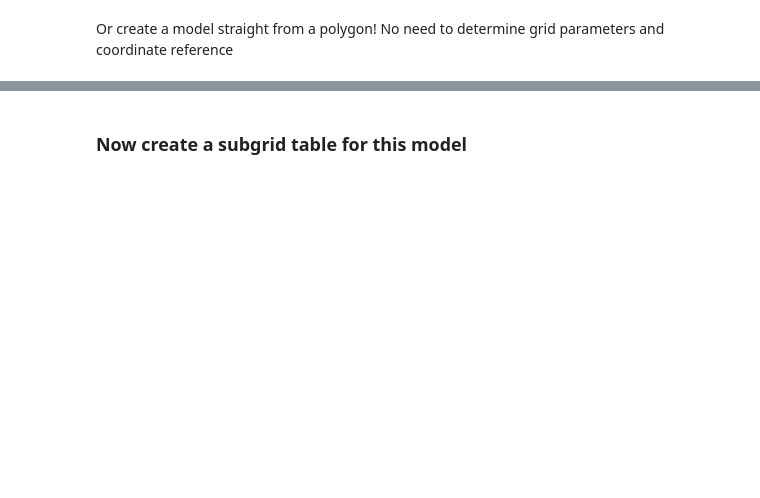
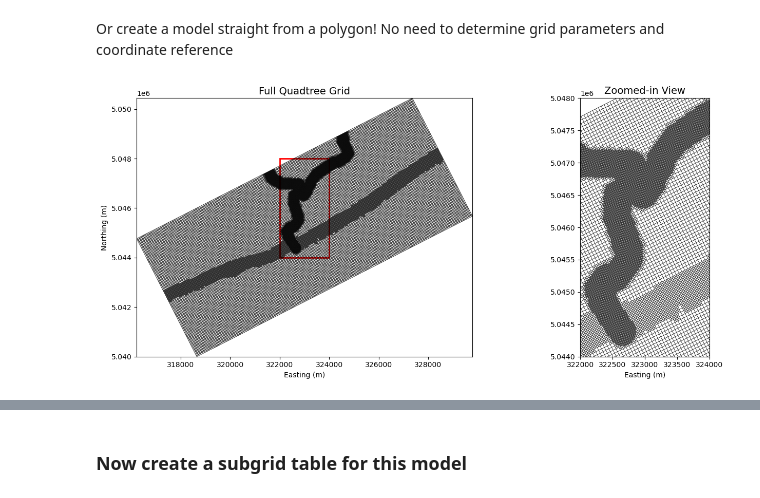
Before and after one commit to Deltares/hydromt_sfincs, a Jupyter notebook: examples/build_quadtree_from_script.ipynb, the cells around one changed output, grey strips where cells are left out. Cells and saved outputs as stored; diff of their text form; code cells hidden in the pictures; blank space fills up the shorter version.

```diff
--- a/examples/build_quadtree_from_script.ipynb
+++ b/examples/build_quadtree_from_script.ipynb
@@ -134,3 +176,49 @@ sf_qt.quadtree_grid.data["level"].ugrid.plot()
+# %%
+import matplotlib.pyplot as plt
+from matplotlib.patches import Rectangle
+
+# Create figure and axes
+fig, (ax1, ax2) = plt.subplots(1, 2, figsize=(15, 6))
+
+# Plot the quadtree grid lines on both subplots
+sf_qt.quadtree_grid.data["level"].ugrid.plot.line(ax=ax1, color="black", linewidth=0.5)
+sf_qt.quadtree_grid.data["level"].ugrid.plot.line(ax=ax2, color="black", linewidth=0.5)
+
+# Define zoomed-in extent
+zoom_xlim = [322000, 324000]
+zoom_ylim = [5044000, 5048000]
+
+# Apply zoom on second plot
+ax2.set_xlim(zoom_xlim)
+ax2.set_ylim(zoom_ylim)
+
+# Make both axes equal aspect
+ax1.set_aspect("equal")
+ax2.set_aspect("equal")
+
+# Add red rectangle to indicate zoom region on left plot
+rect = Rectangle(
+    (zoom_xlim[0], zoom_ylim[0]),
+    zoom_xlim[1] - zoom_xlim[0],
+    zoom_ylim[1] - zoom_ylim[0],
+    linewidth=2,
+    edgecolor="red",
+    facecolor="none",
+)
+ax1.add_patch(rect)
+
+# Add nice titles and labels
+ax1.set_title("Full Quadtree Grid", fontsize=14)
+ax2.set_title("Zoomed-in View", fontsize=14)
+ax1.set_xlabel("Easting (m)")
+ax1.set_ylabel("Northing (m)")
+ax2.set_xlabel("Easting (m)")
+
+# Clean layout and show
+plt.tight_layout()
+plt.show()
+# %% [output]
+[figure, added]
 # %%
 elevation_sets = [{"elevation": "merit_hydro", "zmin": 0.001}, {"elevation": "gebco"}]
 
```
Also changed, not shown: parts of 21 cells of this notebook, 3 other files.
